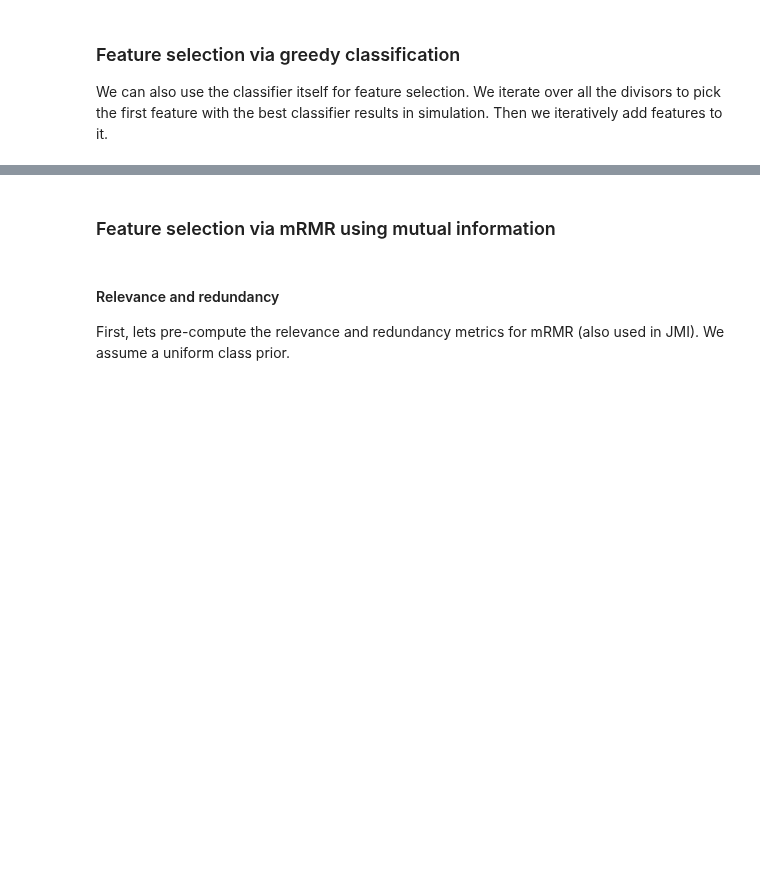
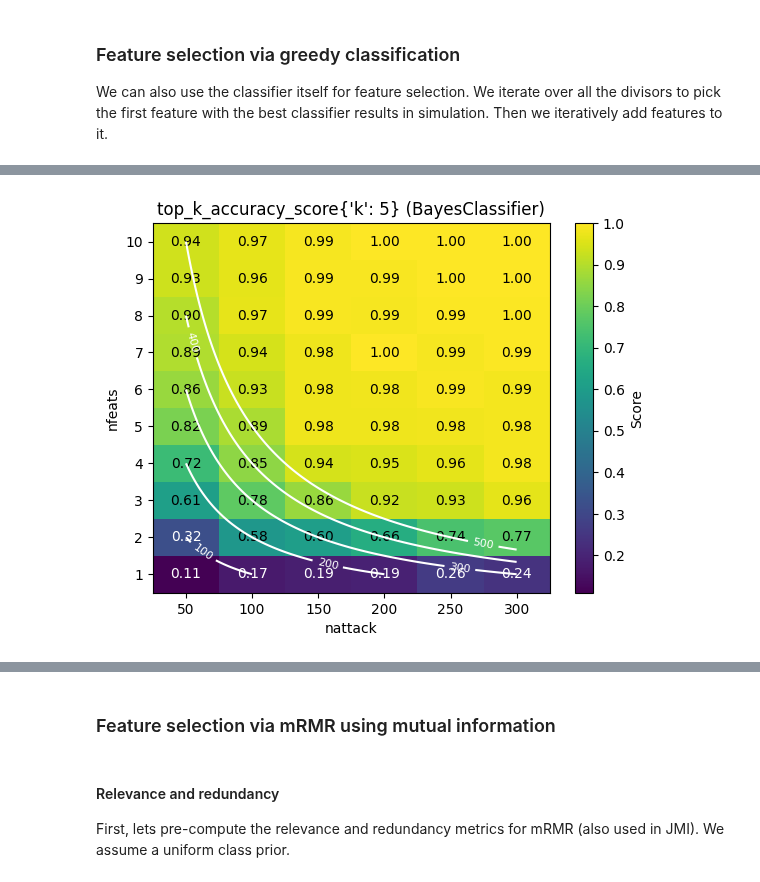
Before and after one commit to crocs-muni/ECTester, a Jupyter notebook: epare/distinguish.ipynb, the cells around one changed output, grey strips where cells are left out. Drawn from its saved outputs; the diff is of its cells as text; code cells hidden in the pictures; blank space fills up the shorter version.

```diff
--- a/epare/distinguish.ipynb
+++ b/epare/distinguish.ipynb
@@ -356,10 +715,13 @@ def find_features_greedy(nfeats, nattack, num_workers, simulations, scorer, star
             available_feats.remove(best_feat)
     return feats
 # %%
-nfeats = 5
-nattack = 100
+simulations = 500
+nattack = range(50, 350, 50)
+nfeats = range(1, 11)
 num_workers = 30
-simulations = 500
-scorer = bayes
 
-selected_greedy = find_features_greedy(nfeats, nattack, num_workers, simulations, scorer)
+bayes_classifier = BayesClassifier()
+greedy = GreedyFeatures(sorted(feats_in_tree), distributions_mults, num_workers,
+                        simulations, bayes_classifier, top_5_scorer)
+
+gre = feature_search(nfeats, nattack, greedy, restarts=False)
@@ -365,0 +789,4 @@ selected_greedy = find_features_greedy(nfeats, nattack, num_workers, simulations
+# %%
+plot_performance(bayes_classifier, top_5_scorer, 500, gre, distributions_mults)
+# %% [output]
+[figure, added]
```
Also changed, not shown: parts of 23 cells of this notebook.
